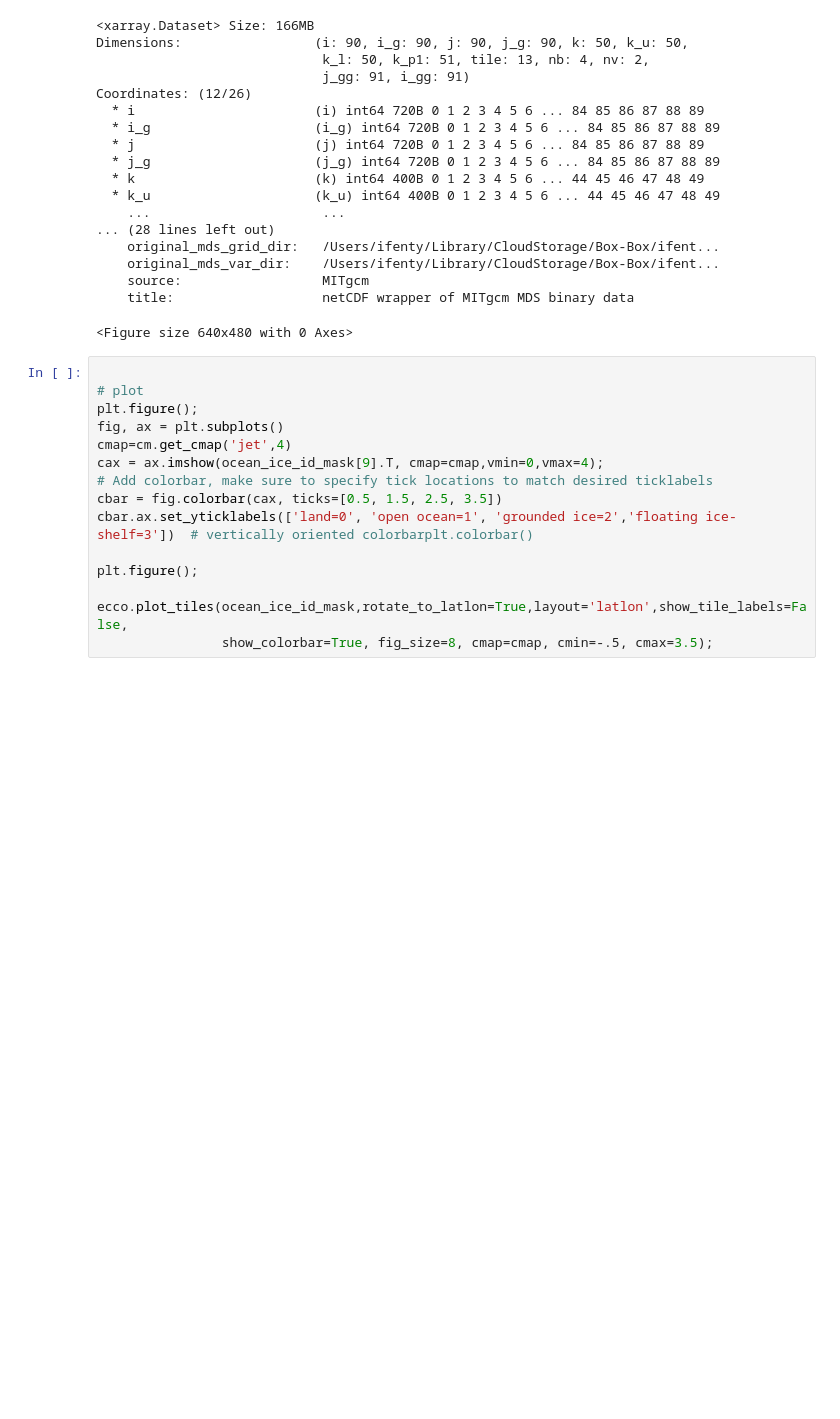
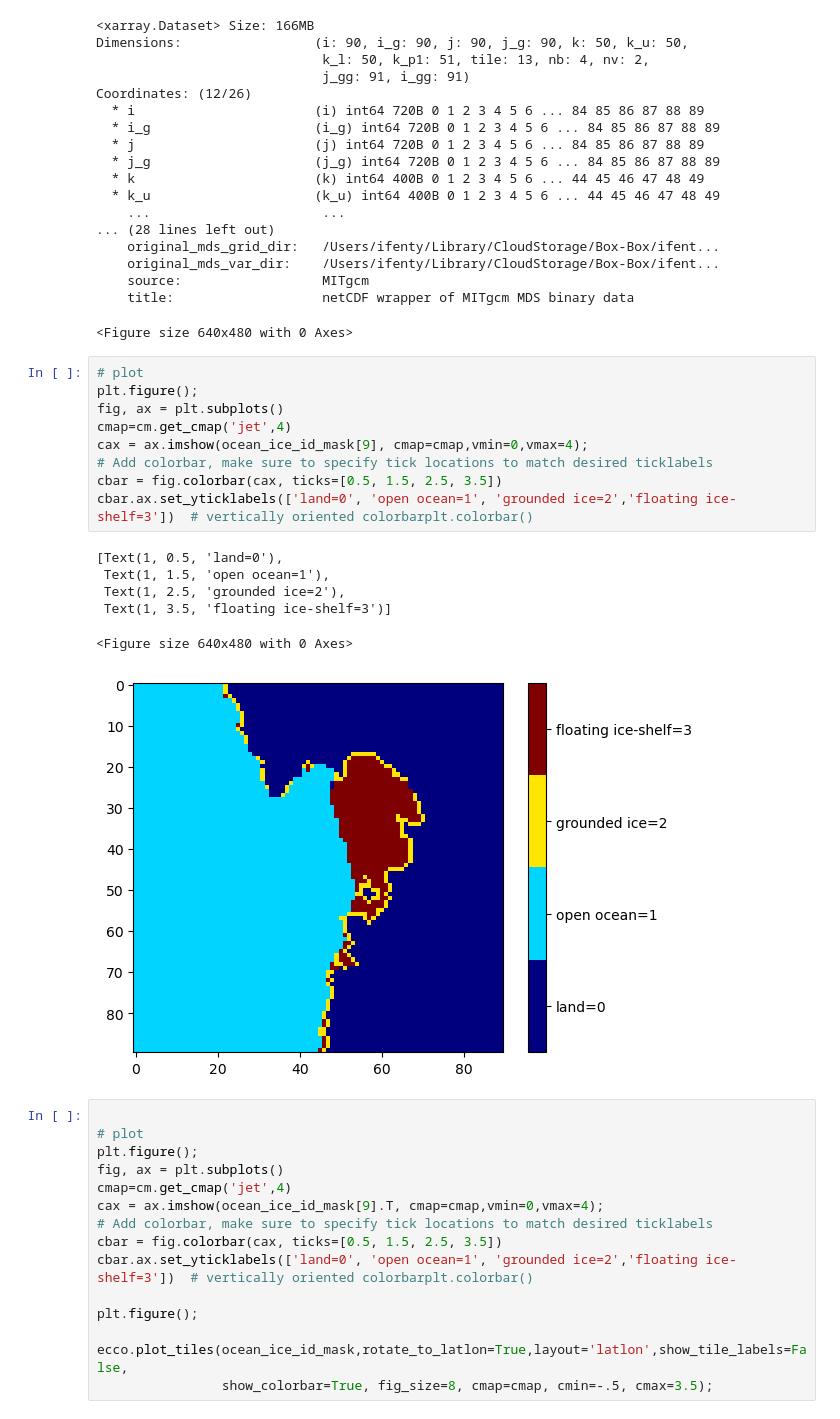
Before and after one commit to ECCO-GROUP/ECCO-Dataset-Production, a Jupyter notebook: utils/generate_GRID_GEOMETRY/gen_ECCO_V4r6_auxillary_native_grid_file_for_PODAAC.ipynb, the cells around one changed output. Saved outputs shown, nothing was run; the diff lists cells and outputs as text; blank space fills up the shorter version.

```diff
--- a/utils/generate_GRID_GEOMETRY/gen_ECCO_V4r6_auxillary_native_grid_file_for_PODAAC.ipynb
+++ b/utils/generate_GRID_GEOMETRY/gen_ECCO_V4r6_auxillary_native_grid_file_for_PODAAC.ipynb
@@ -708,6 +667,22 @@ Coordinates: (12/26)
     source:                  MITgcm
     title:                   netCDF wrapper of MITgcm MDS binary data
 <Figure size 640x480 with 0 Axes>
+# %%
+# plot
+plt.figure();
+fig, ax = plt.subplots()
+cmap=cm.get_cmap('jet',4)
+cax = ax.imshow(ocean_ice_id_mask[9], cmap=cmap,vmin=0,vmax=4);
+# Add colorbar, make sure to specify tick locations to match desired ticklabels
+cbar = fig.colorbar(cax, ticks=[0.5, 1.5, 2.5, 3.5])
+cbar.ax.set_yticklabels(['land=0', 'open ocean=1', 'grounded ice=2','floating ice-shelf=3'])  # vertically oriented colorbarplt.colorbar()
+# %% [output]
+[Text(1, 0.5, 'land=0'),
+ Text(1, 1.5, 'open ocean=1'),
+ Text(1, 2.5, 'grounded ice=2'),
+ Text(1, 3.5, 'floating ice-shelf=3')]
+<Figure size 640x480 with 0 Axes>
+[figure, added]
 # %%
 
 # plot
```
Also changed, not shown: parts of 22 cells of this notebook.
